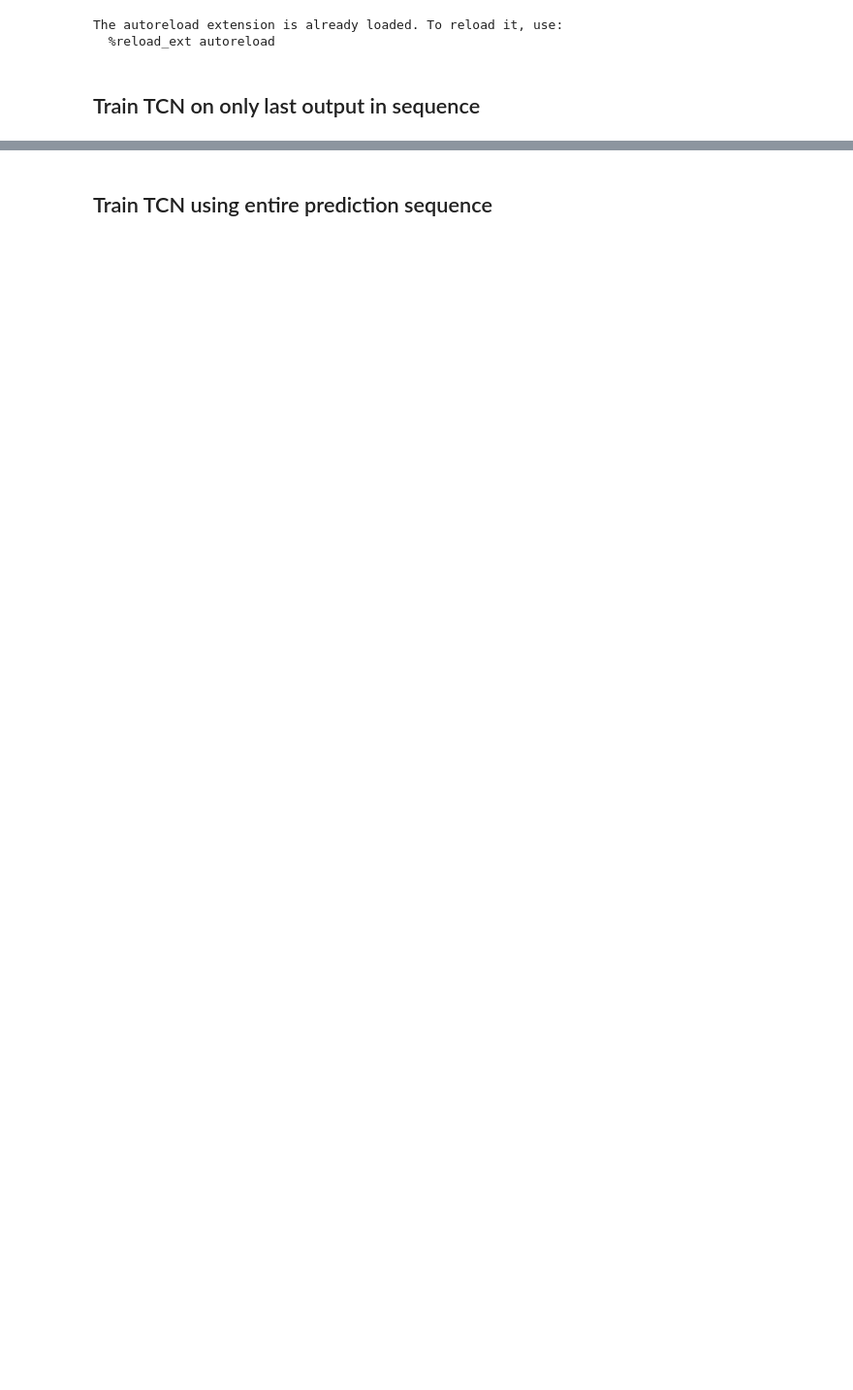
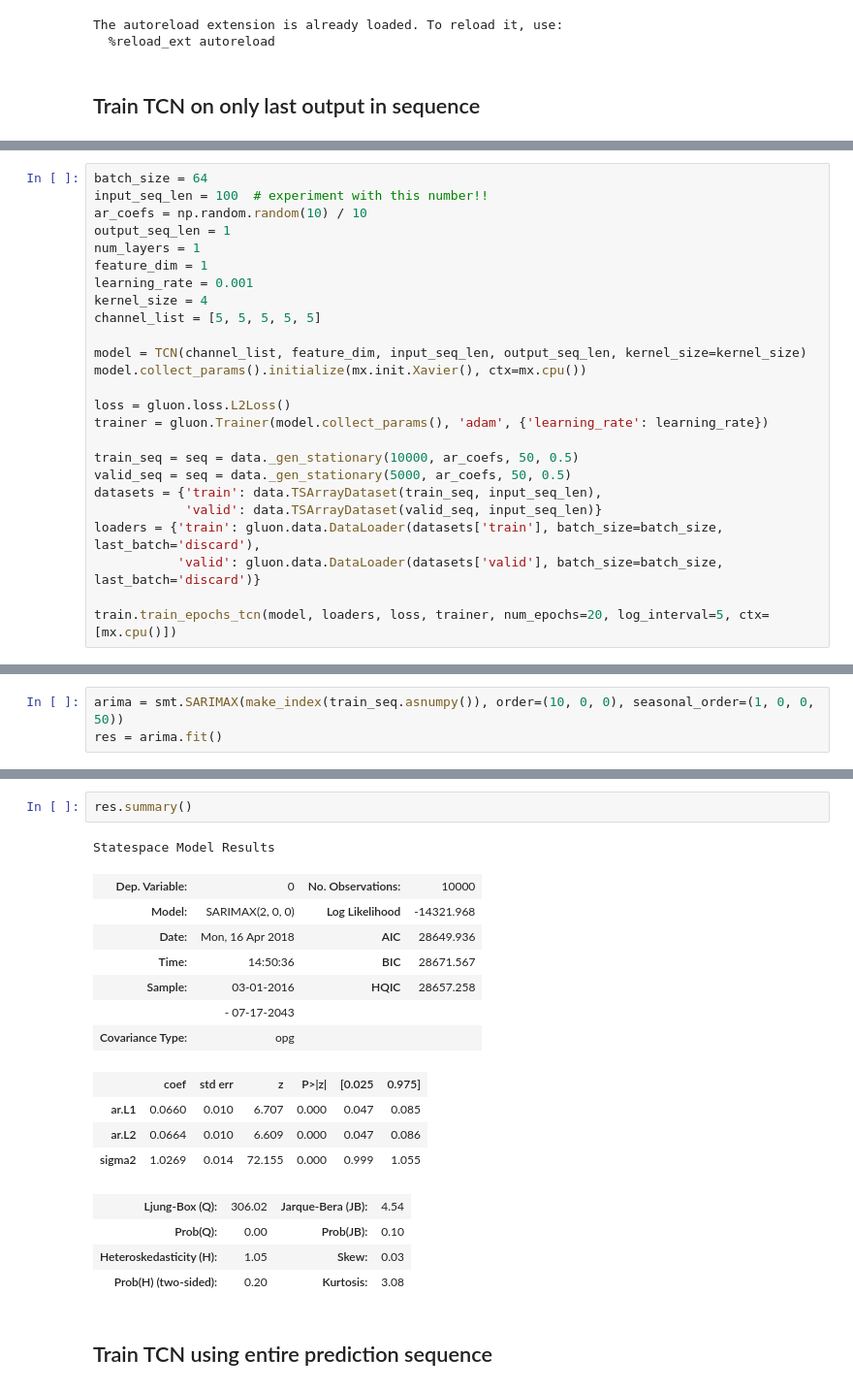
Before and after one commit to sethah/timeseries-rnn, a Jupyter notebook: CausalConv.ipynb, the cells around one changed output, grey strips where cells are left out. Shown at 97% size. Saved outputs shown, nothing was run; the diff lists cells and outputs as text; blank space fills up the shorter version.

```diff
--- a/CausalConv.ipynb
+++ b/CausalConv.ipynb
@@ -67,0 +101,25 @@ TypeError: source_array must be array like object
+# %%
+batch_size = 64
+input_seq_len = 100  # experiment with this number!!
+ar_coefs = np.random.random(10) / 10
+output_seq_len = 1
+num_layers = 1
+feature_dim = 1
+learning_rate = 0.001
+kernel_size = 4
+channel_list = [5, 5, 5, 5, 5]
+
+model = TCN(channel_list, feature_dim, input_seq_len, output_seq_len, kernel_size=kernel_size)
+model.collect_params().initialize(mx.init.Xavier(), ctx=mx.cpu())
+
+loss = gluon.loss.L2Loss()
+trainer = gluon.Trainer(model.collect_params(), 'adam', {'learning_rate': learning_rate})
+
+train_seq = seq = data._gen_stationary(10000, ar_coefs, 50, 0.5)
+valid_seq = seq = data._gen_stationary(5000, ar_coefs, 50, 0.5)
+datasets = {'train': data.TSArrayDataset(train_seq, input_seq_len),
+            'valid': data.TSArrayDataset(valid_seq, input_seq_len)}
+loaders = {'train': gluon.data.DataLoader(datasets['train'], batch_size=batch_size, last_batch='discard'),
+           'valid': gluon.data.DataLoader(datasets['valid'], batch_size=batch_size, last_batch='discard')}
+
+train.train_epochs_tcn(model, loaders, loss, trainer, num_epochs=20, log_interval=5, ctx=[mx.cpu()])
@@ -93,0 +167,3 @@ ax.legend();
+# %%
+arima = smt.SARIMAX(make_index(train_seq.asnumpy()), order=(10, 0, 0), seasonal_order=(1, 0, 0, 50))
+res = arima.fit()
@@ -94,3 +181,22 @@ ax.legend();
+# %%
+res.summary()
+# %% [output]
+Statespace Model Results
+| Dep. Variable: | 0 | No. Observations: | 10000 |
+| Model: | SARIMAX(2, 0, 0) | Log Likelihood | -14321.968 |
+| Date: | Mon, 16 Apr 2018 | AIC | 28649.936 |
+| Time: | 14:50:36 | BIC | 28671.567 |
+| Sample: | 03-01-2016 | HQIC | 28657.258 |
+|  | - 07-17-2043 |  |  |
+| Covariance Type: | opg |  |  |
+|  | coef | std err | z | P>|z| | [0.025 | 0.975] |
+| ar.L1 | 0.0660 | 0.010 | 6.707 | 0.000 | 0.047 | 0.085 |
+| ar.L2 | 0.0664 | 0.010 | 6.609 | 0.000 | 0.047 | 0.086 |
+| sigma2 | 1.0269 | 0.014 | 72.155 | 0.000 | 0.999 | 1.055 |
+| Ljung-Box (Q): | 306.02 | Jarque-Bera (JB): | 4.54 |
+| Prob(Q): | 0.00 | Prob(JB): | 0.10 |
+| Heteroskedasticity (H): | 1.05 | Skew: | 0.03 |
+| Prob(H) (two-sided): | 0.20 | Kurtosis: | 3.08 |
 # %% [markdown]
 ## Train TCN using entire prediction sequence
 # %%
```
Also changed, not shown: parts of 22 cells of this notebook, 5 other files.
